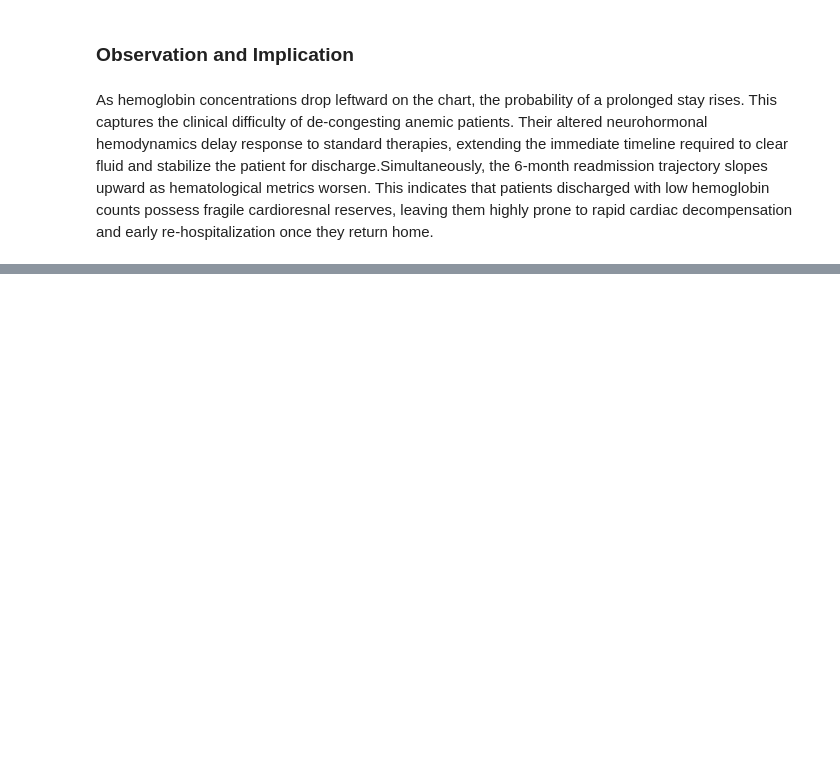
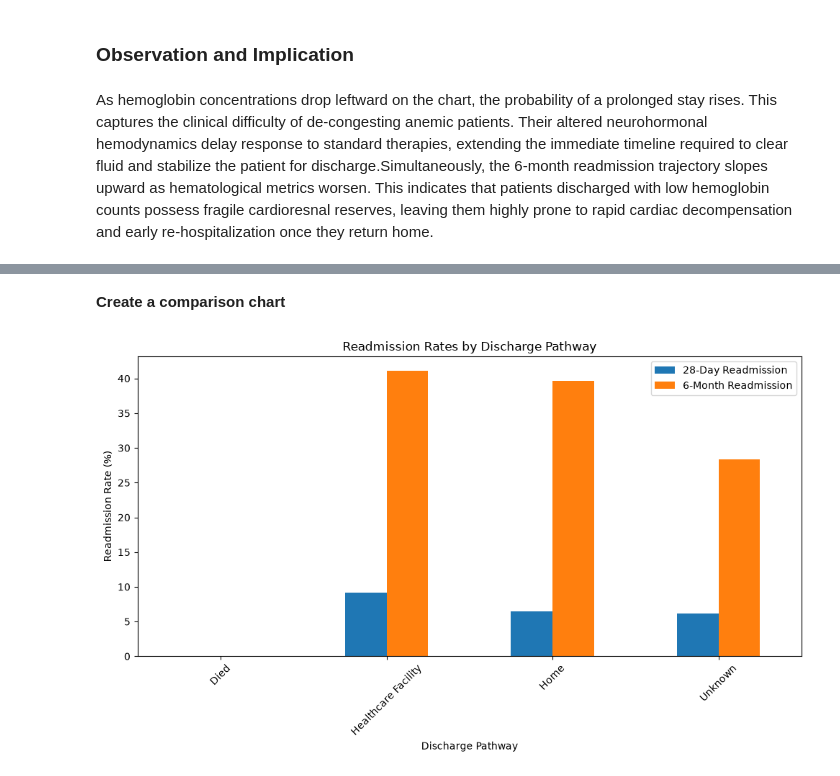
Before and after one commit to shraddhaparakh/Team11_PyInsights_Python-Hackathon-_SEP2026, a Jupyter notebook: Prescriptive Analysis_Shraddha (1).ipynb, the cells around one changed output, grey strips where cells are left out. Drawn from its saved outputs; the diff is of its cells as text; code cells hidden in the pictures; blank space fills up the shorter version.

```diff
--- a/Prescriptive Analysis_Shraddha (1).ipynb
+++ b/Prescriptive Analysis_Shraddha (1).ipynb
@@ -79,11 +90,11 @@ from pathlib import Path
 
 # Try the team's original path first, then common locations near this notebook.
 DATA_PATH = Path(
-    r"C:\Users\arjai\Documents\Shraddha Job Search\Data Science\Python\Hackathon Sept 2026\Python_Hackathon_Sep_2026"
+    r"C:\Users\arunj\Documents\pythonhack"
 )
-candidates = [DATA_PATH / "cleaned_data" / "patient_master.csv"]
+candidates = [DATA_PATH / "cleaned_datafile" / "patient_master.csv"]
 for base in [Path.cwd(), *Path.cwd().parents]:
-    candidates += [base / "cleaned_data" / "patient_master.csv",
+    candidates += [base / "cleaned_datafile" / "patient_master.csv",
                    base / "patient_master.csv"]
 
 MASTER_PATH = next((p for p in candidates if p.is_file()), None)
@@ -1571,0 +1635,8 @@ As hemoglobin concentrations drop leftward on the chart, the probability of a pr
+# %%
+summary = df.groupby("destination_discharge").agg(
+    Total_Patients=("inpatient_number", "count"),
+    Readmitted_28_Days=("re_admission_within_28_days", "sum"),
+    Readmitted_6_Months=("re_admission_within_6_months", "sum")
+)
+
+summary
@@ -1571,0 +1650,10 @@ As hemoglobin concentrations drop leftward on the chart, the probability of a pr
+# %%
+summary["28_Day_Readmission_Rate_%"] = (
+    summary["Readmitted_28_Days"] / summary["Total_Patients"] * 100
+)
+
+summary["6_Month_Readmission_Rate_%"] = (
+    summary["Readmitted_6_Months"] / summary["Total_Patients"] * 100
+)
+
+summary.round(2)
@@ -1571,0 +1667,23 @@ As hemoglobin concentrations drop leftward on the chart, the probability of a pr
+# %% [markdown]
+**Create a comparison chart**
+# %%
+plot_data = summary[
+    ["28_Day_Readmission_Rate_%", "6_Month_Readmission_Rate_%"]
+]
+
+plot_data.plot(
+    kind="bar",
+    figsize=(10, 6)
+)
+
+plt.title("Readmission Rates by Discharge Pathway")
+plt.xlabel("Discharge Pathway")
+plt.ylabel("Readmission Rate (%)")
+plt.xticks(rotation=45)
+plt.legend(
+    ["28-Day Readmission", "6-Month Readmission"]
+)
+plt.tight_layout()
+plt.show()
+# %% [output]
+[figure, added]
```
Also changed, not shown: parts of 132 cells of this notebook.
